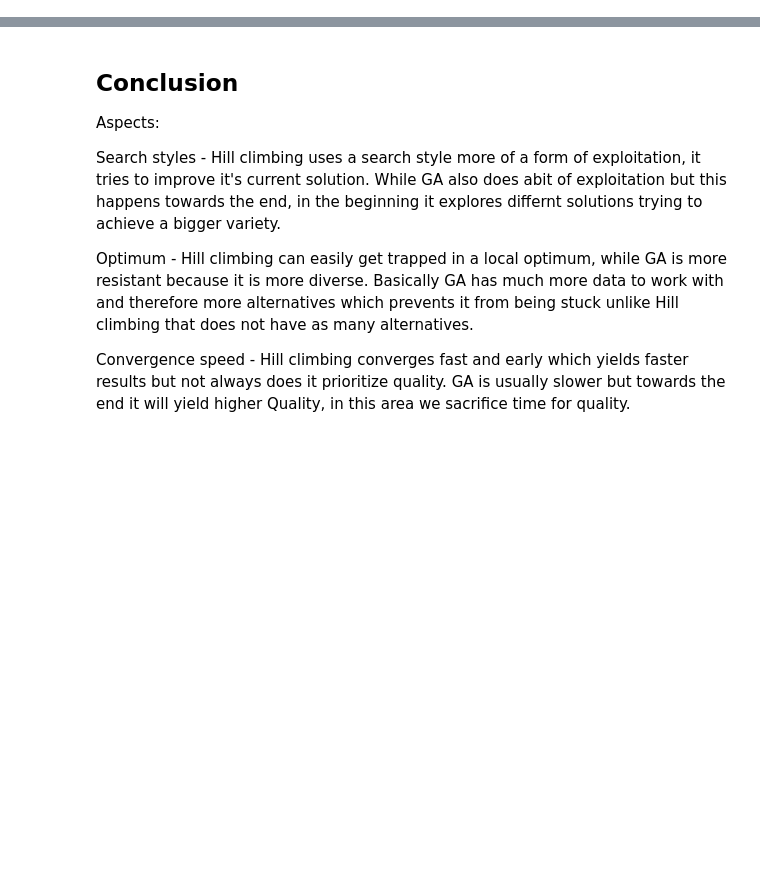
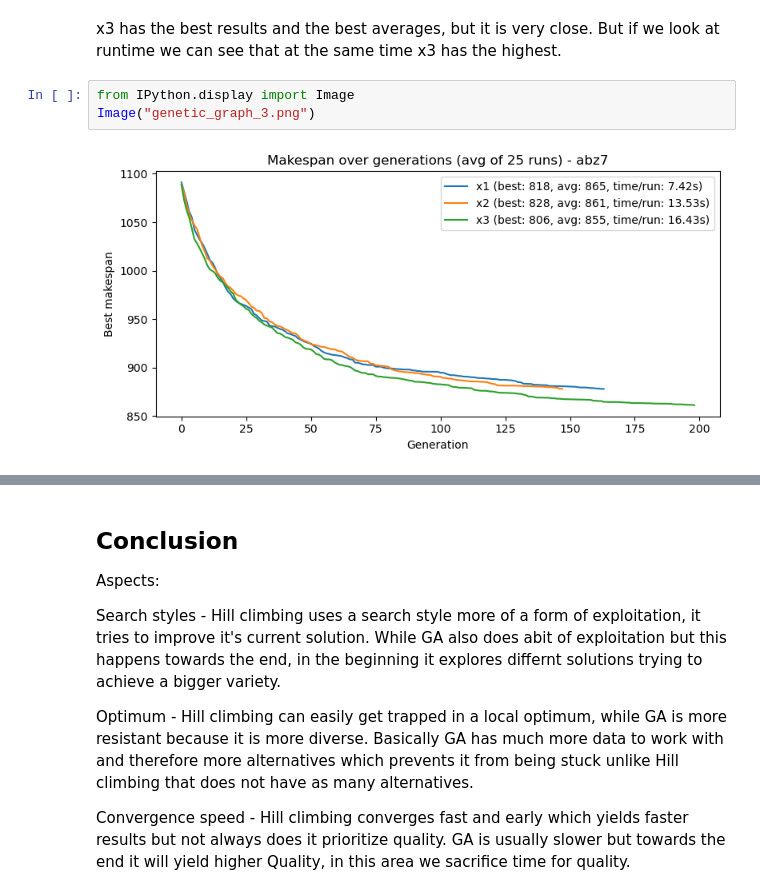
Before and after one commit to Yoosseph/optimization_algorithmic_research, a Jupyter notebook: results/results.ipynb, the cells around one changed output, grey strips where cells are left out. Saved outputs shown, nothing was run; the diff lists cells and outputs as text; blank space fills up the shorter version.

```diff
--- a/results/results.ipynb
+++ b/results/results.ipynb
@@ -67,0 +13,7 @@ Your explanation here...
+# %% [markdown]
+x3 has the best results and the best averages, but it is very close. But if we look at runtime we can see that at the same time x3 has the highest.
+# %%
+from IPython.display import Image
+Image("genetic_graph_3.png")
+# %% [output]
+[figure, added]
```
Also changed, not shown: parts of 19 cells of this notebook.
